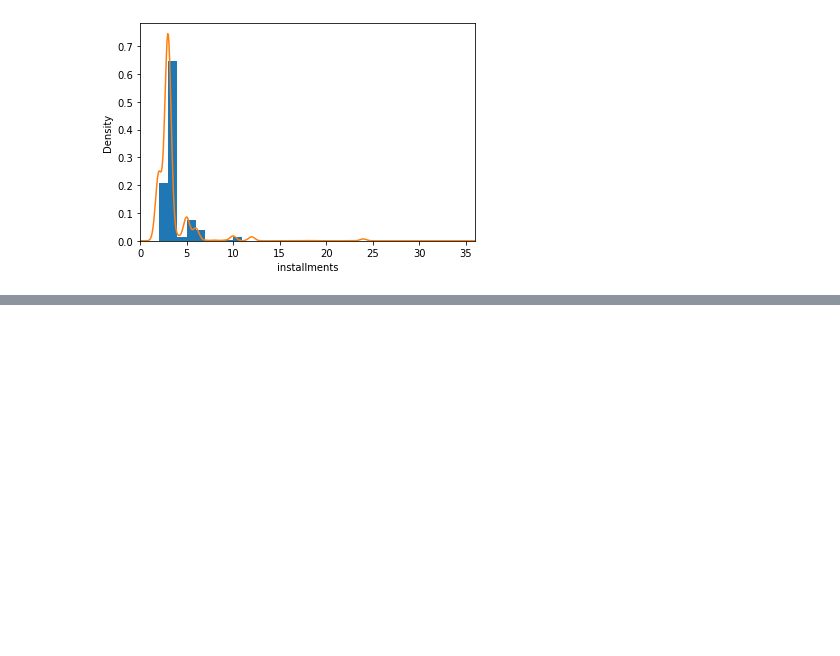
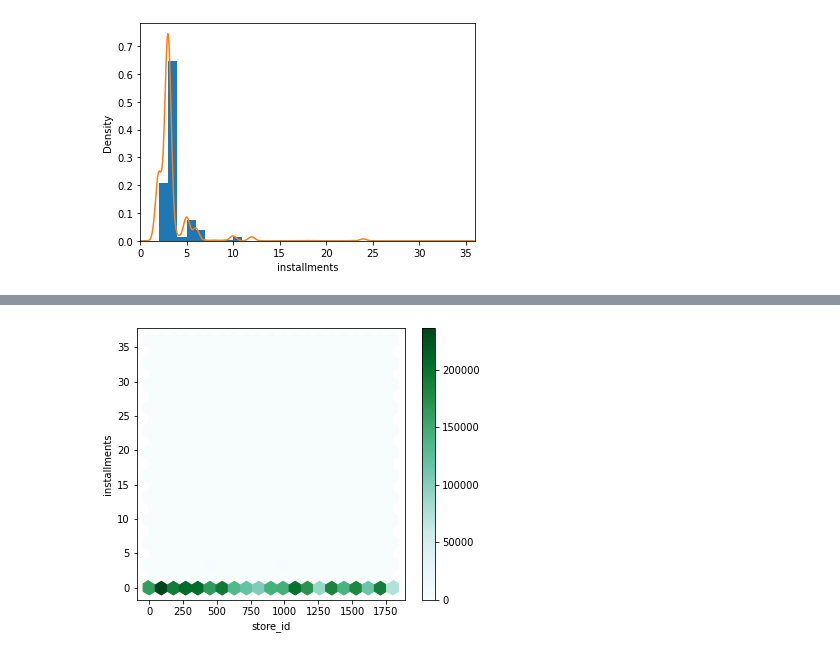
Before and after one commit to for-Statistics/Basic_statistic, a Jupyter notebook: 김선기/Stats_02.ipynb, the cells around one changed output, grey strips where cells are left out. Saved outputs shown, nothing was run; the diff lists cells and outputs as text; code cells hidden in the pictures; blank space fills up the shorter version.

```diff
--- a/김선기/Stats_02.ipynb
+++ b/김선기/Stats_02.ipynb
@@ -249,0 +279,5 @@ Text(0.5, 0, 'installments')
+# %%
+ax = df.plot.hexbin(x = 'store_id', y = 'installments',
+                    gridsize=20, sharex=False, figsize=(6,5))
+# %% [output]
+[figure, added]
```
Also changed, not shown: parts of 5 cells of this notebook.
